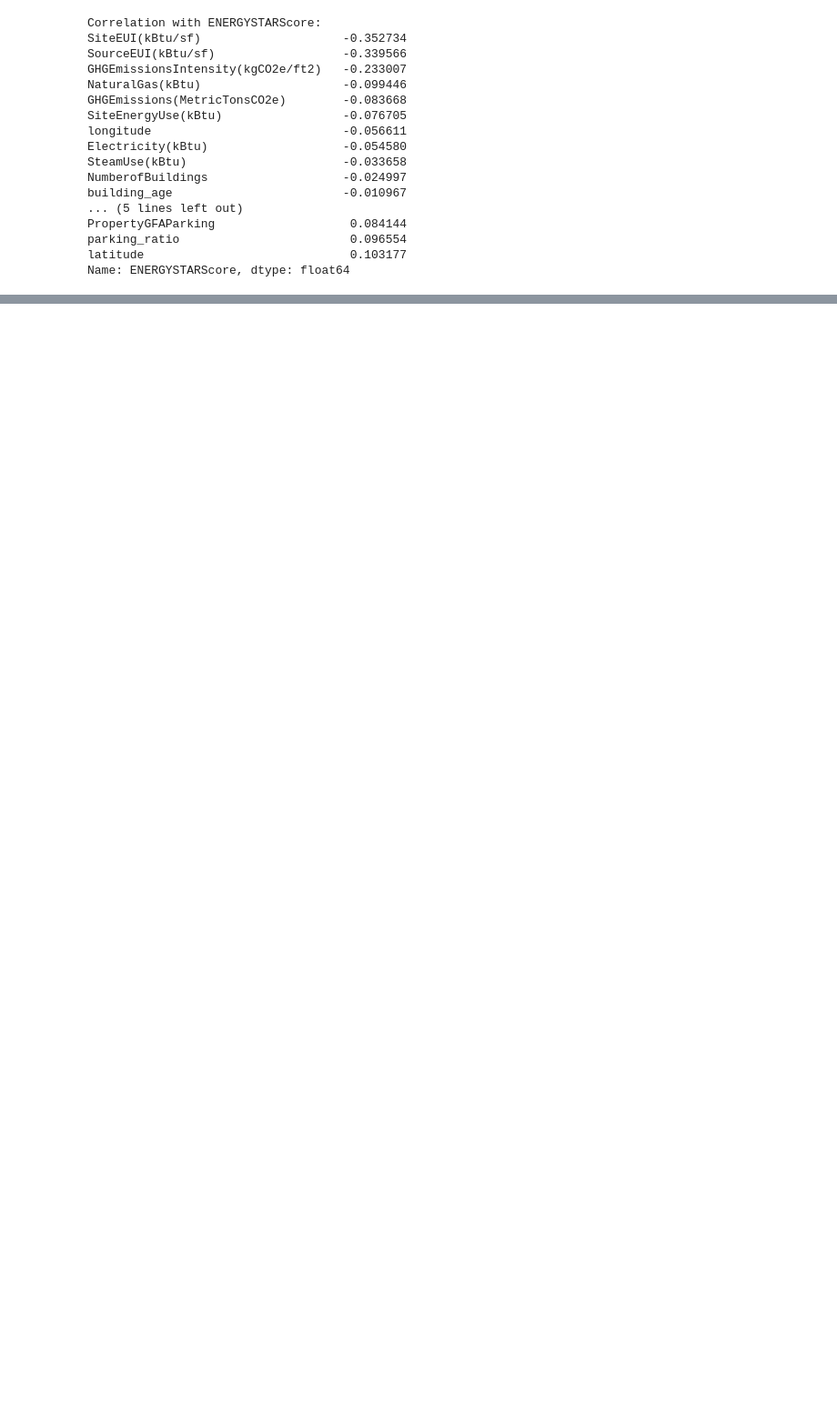
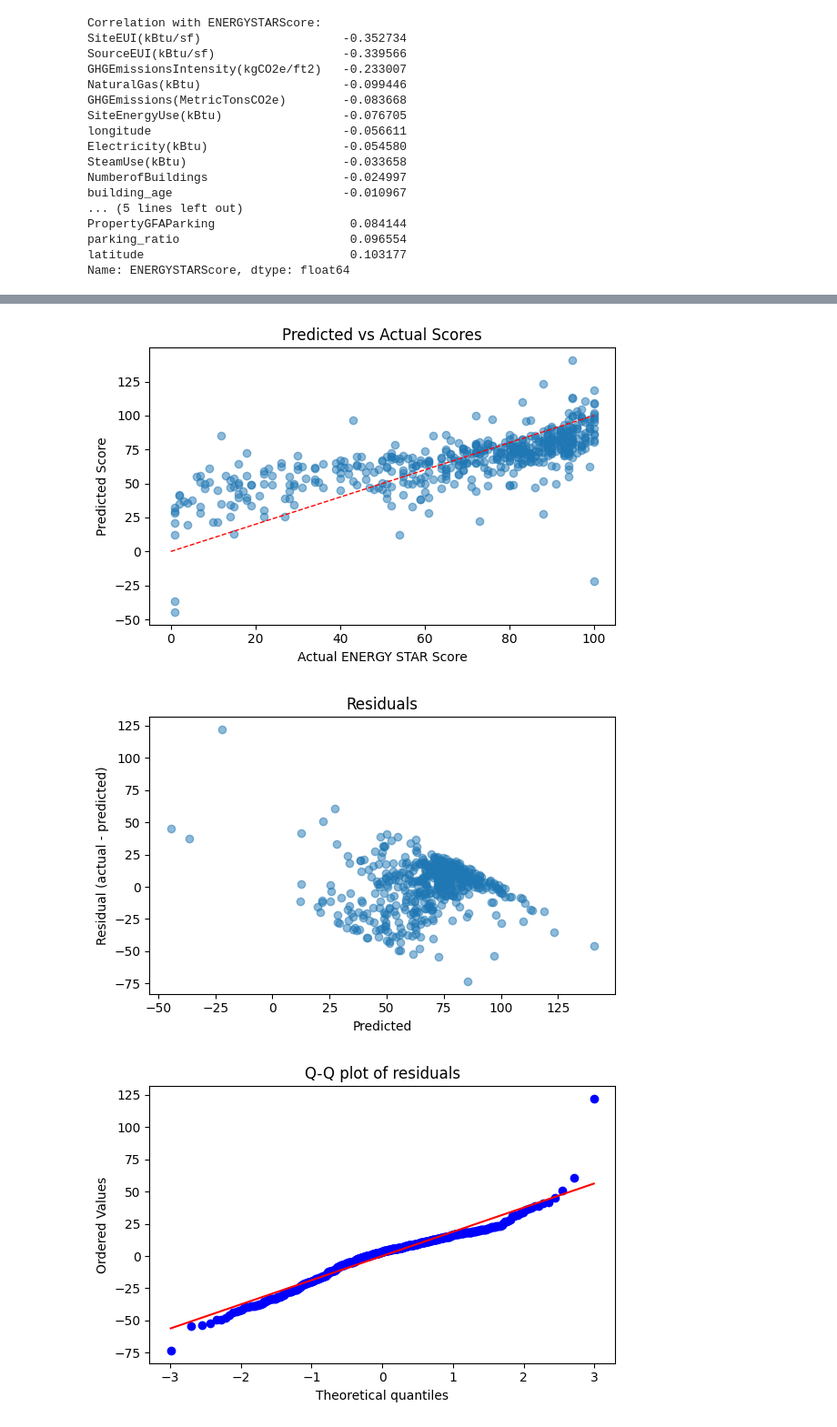
Before and after one commit to mjava/IE7275-Project, a Jupyter notebook: building_energy_predictive_modelling.ipynb, the cells around one changed output, grey strips where cells are left out. Shown at 91% size. Drawn from its saved outputs; the diff is of its cells as text; code cells hidden in the pictures; blank space fills up the shorter version.

```diff
--- a/building_energy_predictive_modelling.ipynb
+++ b/building_energy_predictive_modelling.ipynb
@@ -394,13 +377,3 @@ plt.tight_layout()
 plt.show()
 # %% [output]
 [figure]
-# %%
-# Collapse rare PrimaryPropertyType categories (< 15 buildings) into 'Other' to avoid risk of imbalanced train/test split
-RARE_THRESHOLD = 15
-counts = df['PrimaryPropertyType'].value_counts()
-rare_types = counts.index[counts < RARE_THRESHOLD]
-
-# Reassign the rare categories to 'Other'
-df.loc[df['PrimaryPropertyType'].isin(rare_types), 'PrimaryPropertyType'] = 'Other'
-
-df['PrimaryPropertyType'].value_counts()
@@ -456,0 +514,8 @@ Name: ENERGYSTARScore, dtype: float64
+# %%
+# Predict on test set
+pred_r = ridge.predict(Xr_test)
+
+# Calculate test scores
+print(f'Test R2: {r2_score(yr_test, pred_r):.3f}')
+print(f'Test RMSE (score pts): {root_mean_squared_error(yr_test, pred_r):.2f}')
+print(f'Test MAE (score pts): {mean_absolute_error(yr_test, pred_r):.2f}')
@@ -456,0 +530,31 @@ Name: ENERGYSTARScore, dtype: float64
+# %%
+# Predicted vs actual
+plt.figure(figsize=(6, 4))
+plt.scatter(yr_test, pred_r, alpha=0.5)
+plt.plot([0, 100], [0, 100], 'r--', linewidth=1)
+plt.xlabel('Actual ENERGY STAR Score');
+plt.ylabel('Predicted Score')
+plt.title('Predicted vs Actual Scores')
+plt.tight_layout();
+plt.show()
+
+# Plot residuals to verify homoskedasticity
+residual = yr_test - pred_r
+plt.figure(figsize=(6, 4))
+plt.scatter(pred_r, residual, alpha=0.5)
+plt.xlabel('Predicted');
+plt.ylabel('Residual (actual - predicted)')
+plt.title('Residuals')
+plt.tight_layout();
+plt.show()
+
+# QQ plot to validate normal distribution of residuals (most errors are small)
+fig, ax = plt.subplots(figsize=(6, 4))
+_, (_, _, r) = sp.stats.probplot(residual, plot=ax, fit=True)
+ax.set_title('Q-Q plot of residuals')
+plt.tight_layout();
+plt.show()
+# %% [output]
+[figure, added]
+[figure, added]
+[figure, added]
```
Also changed, not shown: parts of 20 cells of this notebook, 1 other file.
